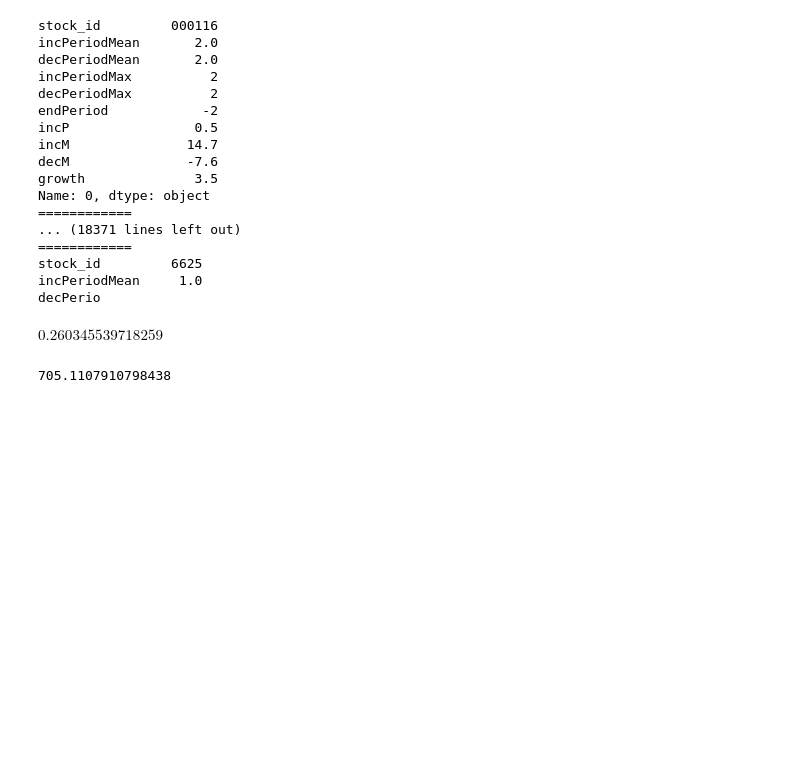
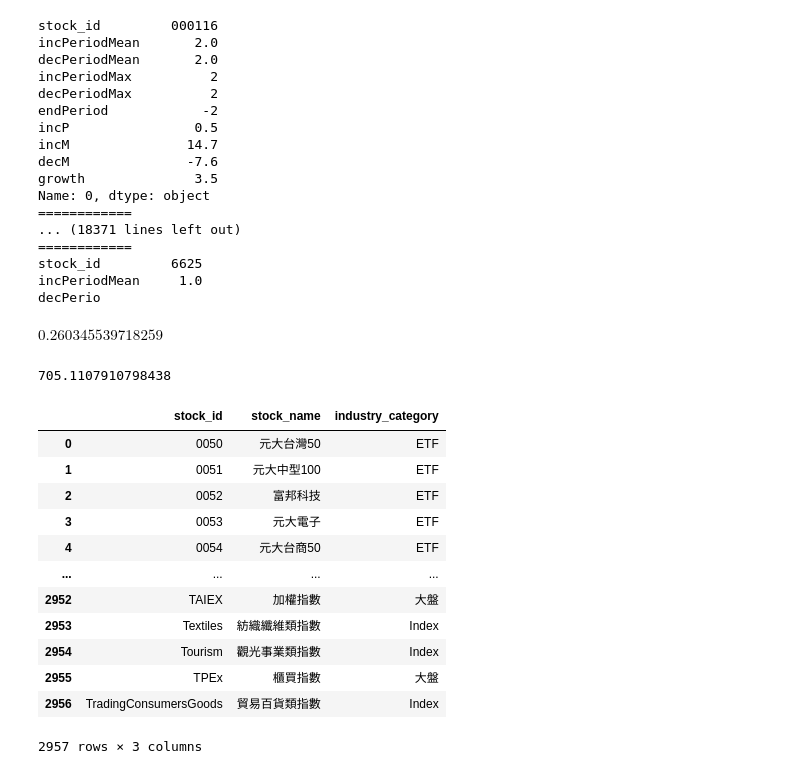
Before and after one commit to pkh-forresthsia/beTrue, a Jupyter notebook: test1.ipynb, the cells around one changed output. Drawn from its saved outputs; the diff is of its cells as text; code cells hidden in the pictures; blank space fills up the shorter version.

```diff
--- a/test1.ipynb
+++ b/test1.ipynb
@@ -10,8 +10,8 @@ A value is trying to be set on a copy of a slice from a DataFrame
 See the caveats in the documentation: https://pandas.pydata.org/pandas-docs/stable/user_guide/indexing.html#returning-a-view-versus-a-copy
   self._setitem_single_block(indexer, value, name)
 # %%
-# pd.set_option('display.max_columns',None)
-# pd.set_option('display.max_rows',None)
+pd.set_option('display.max_columns',None)
+pd.set_option('display.max_rows',None)
 # %%
 # periodAnalysis1[periodAnalysis1['incP']>0.7].sort_values(by='growth')
 periodAnalysis1
@@ -59,3 +59,21 @@ $\displaystyle 0.260345539718259$
 st.estimatePrice(21.5,0.26)
 # %% [output]
 705.1107910798438
+# %%
+ids=InfoId()
+# %%
+ids.getId()
+# %% [output]
+|  | stock_id | stock_name | industry_category |
+| 0 | 0050 | 元大台灣50 | ETF |
+| 1 | 0051 | 元大中型100 | ETF |
+| 2 | 0052 | 富邦科技 | ETF |
+| 3 | 0053 | 元大電子 | ETF |
+| 4 | 0054 | 元大台商50 | ETF |
+| ... | ... | ... | ... |
+| 2952 | TAIEX | 加權指數 | 大盤 |
+| 2953 | Textiles | 紡織纖維類指數 | Index |
+| 2954 | Tourism | 觀光事業類指數 | Index |
+| 2955 | TPEx | 櫃買指數 | 大盤 |
+| 2956 | TradingConsumersGoods | 貿易百貨類指數 | Index |
+2957 rows × 3 columns
```
Also changed, not shown: 3 other files.
